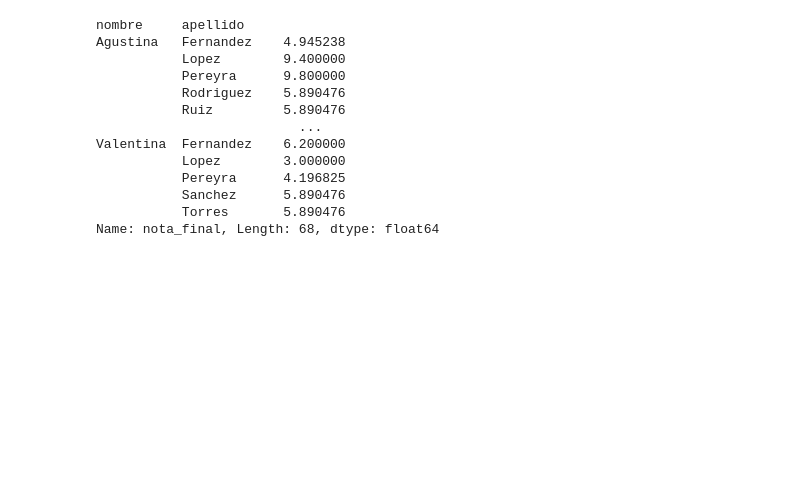
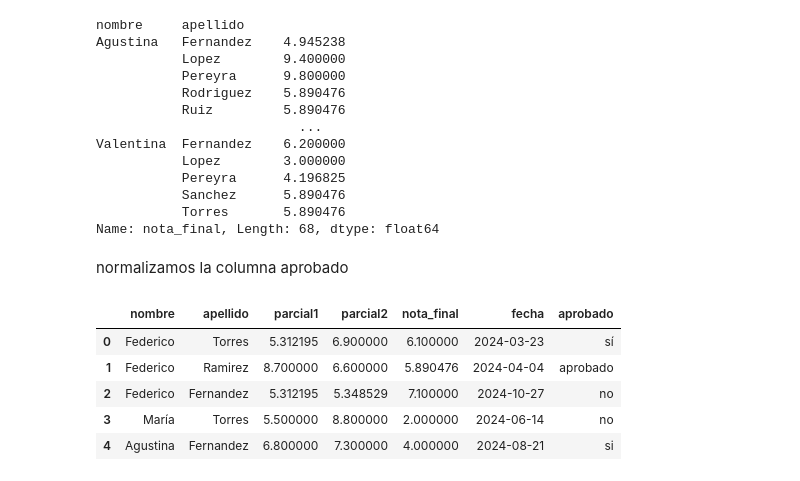
Before and after one commit to mirko2d/parcial1_tlp3_Mirko_acosta, a Jupyter notebook: parcial.ipynb, the cells around one changed output. Saved outputs shown, nothing was run; the diff lists cells and outputs as text; code cells hidden in the pictures; blank space fills up the shorter version.

```diff
--- a/parcial.ipynb
+++ b/parcial.ipynb
@@ -232,3 +225,15 @@ Valentina  Fernandez    6.200000
            Sanchez      5.890476
            Torres       5.890476
 Name: nota_final, Length: 68, dtype: float64
+# %% [markdown]
+normalizamos la columna aprobado
+# %%
+df['aprobado']=df['aprobado'].str.lower().str.strip()
+df.head()
+# %% [output]
+|  | nombre | apellido | parcial1 | parcial2 | nota_final | fecha | aprobado |
+| 0 | Federico | Torres | 5.312195 | 6.900000 | 6.100000 | 2024-03-23 | sí |
+| 1 | Federico | Ramirez | 8.700000 | 6.600000 | 5.890476 | 2024-04-04 | aprobado |
+| 2 | Federico | Fernandez | 5.312195 | 5.348529 | 7.100000 | 2024-10-27 | no |
+| 3 | María | Torres | 5.500000 | 8.800000 | 2.000000 | 2024-06-14 | no |
+| 4 | Agustina | Fernandez | 6.800000 | 7.300000 | 4.000000 | 2024-08-21 | si |
```
Also changed, not shown: parts of 7 cells of this notebook.
